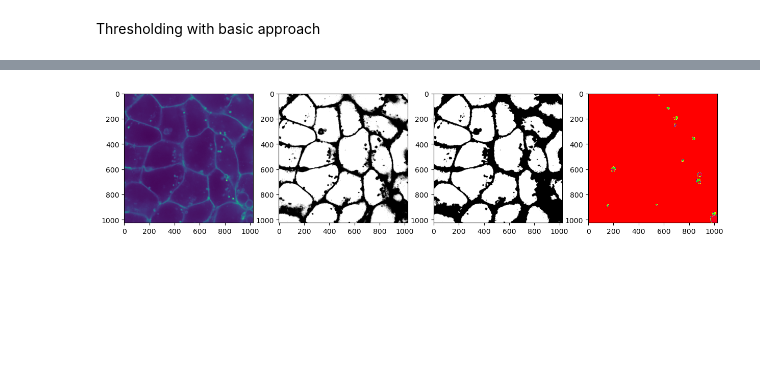
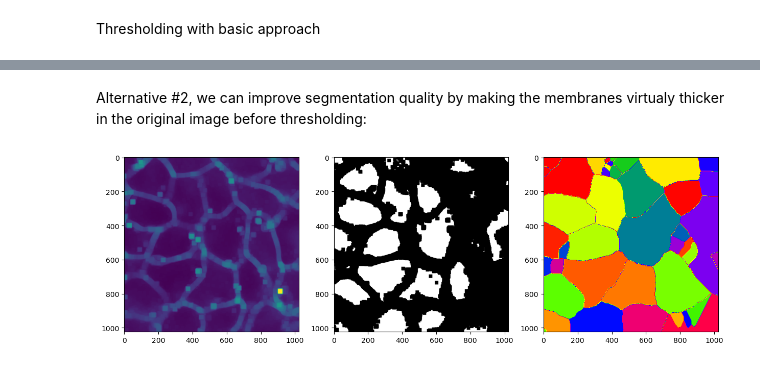
Before and after one commit to kgallik/PythonScripts, a Jupyter notebook: CLE-Notes/cle_Tutorials.ipynb, the cells around one changed output, grey strips where cells are left out. Drawn from its saved outputs; the diff is of its cells as text; code cells hidden in the pictures; blank space fills up the shorter version.

```diff
--- a/CLE-Notes/cle_Tutorials.ipynb
+++ b/CLE-Notes/cle_Tutorials.ipynb
@@ -848,9 +845,15 @@ plt.show()
-# %%
-fig, axs = plt.subplots(1, 4, figsize=(15, 15))
-axs[0].imshow(input_image[25,:,:])
-axs[1].imshow(binary[25,:,:], cmap='gray')
-axs[2].imshow(corrected_binary[25,:,:], cmap='gray')
-axs[3].imshow(labels[25,:,:], cmap='prism')
-plt.show()
-# %% [output]
-[figure, removed]
+# %% [markdown]
+Alternative #2, we can improve segmentation quality by making the membranes virtualy thicker in the original image before thresholding:
+# %%
+# greyscale dilation, a.k.a. a maximum-filter
+thicker_membranes = cle.grayscale_dilate(input_slice, radius_x=10, radius_y=10)
+binary = thicker_membranes < threshold
+labels = cle.voronoi_labeling(binary)
+
+fig, axs = plt.subplots(1, 3, figsize=(15, 15))
+axs[0].imshow(thicker_membranes)
+axs[1].imshow(binary, cmap='gray')
+axs[2].imshow(labels, cmap='prism')
+plt.show()
+# %% [output]
+[figure, added]
```
Also changed, not shown: parts of 12 cells of this notebook.
